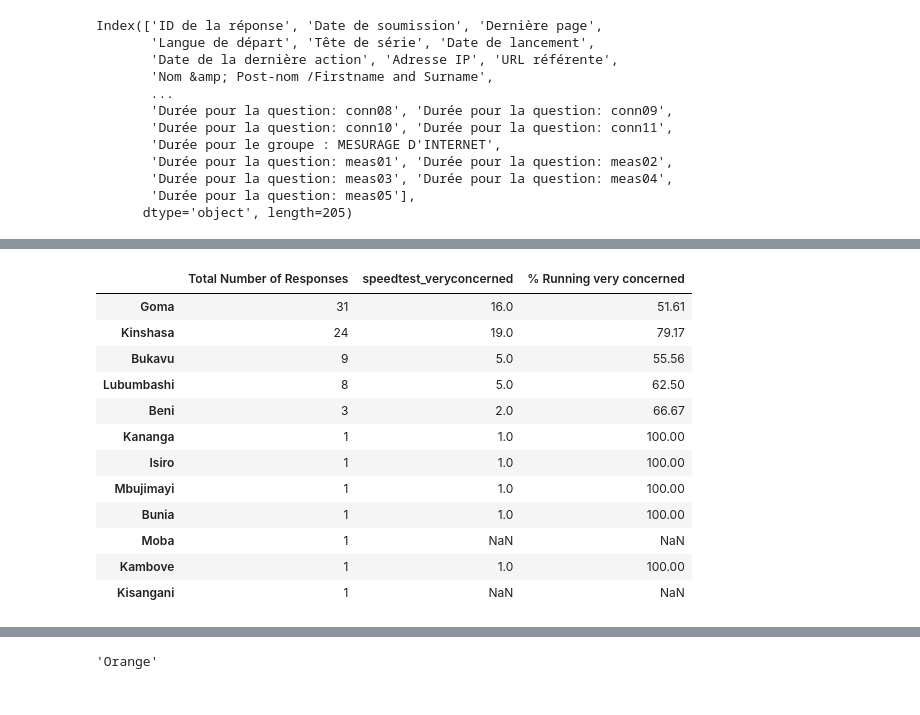
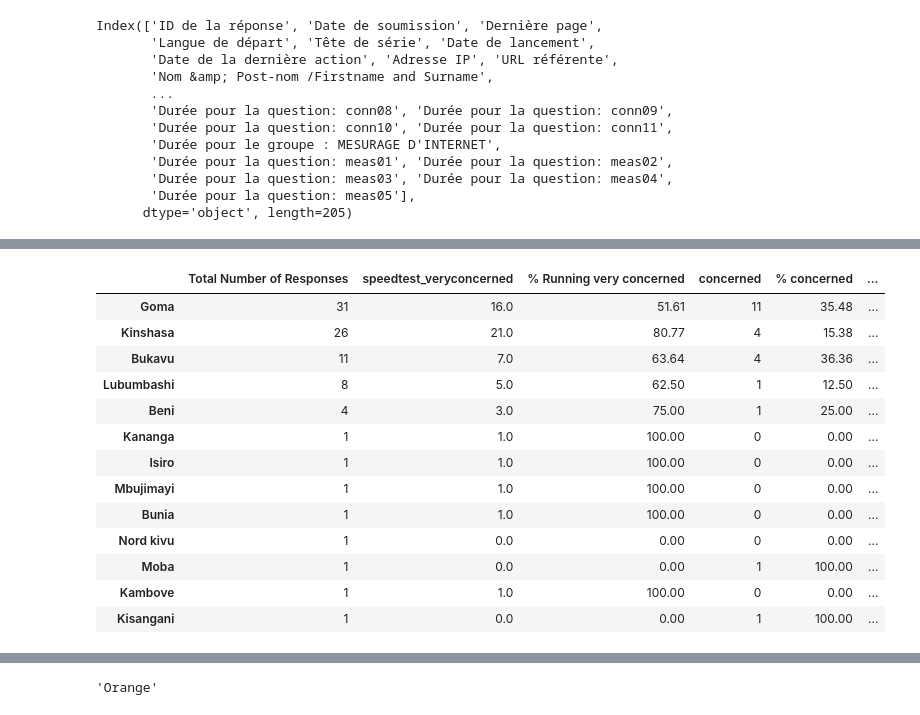
Before and after one commit to monsieurpapa/DRCInternet, a Jupyter notebook: survey_analysis.ipynb, the cells around one changed output, grey strips where cells are left out. Cells and saved outputs as stored; diff of their text form; code cells hidden in the pictures.

```diff
--- a/survey_analysis.ipynb
+++ b/survey_analysis.ipynb
@@ -6,7 +6,7 @@ import matplotlib.pyplot as plt
 import matplotlib.patches as mpatches
 import warnings; warnings.simplefilter('ignore')
 # %%
-file = pd.read_csv('results_survey.csv', sep =',')
+file = pd.read_csv('survey_data.csv', sep =',')
 total_responses =len(file)
 print("The total number of responses received is {}.\n".format(len(file)))
 # %% [output]
@@ -330,28 +340,56 @@ for a_df in list_satisfied:
 # %%
 #Whether a business category has run some measurement or not
 
 def internetspeedconcern():
     internetspeed = df[['town', 'speedtest_veryconcerned']][df['speedtest_veryconcerned']=="Oui"]
     internetspeed = internetspeed.groupby('town').agg({'speedtest_veryconcerned': 'count'})
     responses = pd.Series(count)
     final = pd.concat([responses, internetspeed], axis=1, join='outer')
     final.rename(columns={final.columns[0]: 'Total Number of Responses'}, inplace=True)
     final['% Running very concerned'] = round((final['speedtest_veryconcerned']\
                                             /final['Total Number of Responses'])*100, 2)
     final = final.sort_values(by = ['Total Number of Responses'], ascending=False)
+
+    internetspeed_concerned = df[['town', 'speedtest_concerned']][df['speedtest_concerned']=="Oui"]
+    internetspeed_concerned = internetspeed_concerned.groupby('town').agg({'speedtest_concerned': 'count'})
+    final = pd.concat([final, internetspeed_concerned], axis=1, join='outer')
+    final.fillna(0, inplace=True)
+    final['speedtest_concerned'] = final['speedtest_concerned'].astype(int)
+    final.rename(columns={'speedtest_concerned':'concerned'}, inplace=True)
+    final['% concerned'] = round((final['concerned'\
+                                              ]/final['Total Number of Responses'])*100, 2)
+
+    internetspeed_notconcerned = df[['town', 'speedtest_notconcerned']][df['speedtest_notconcerned']=="Oui"]
+    internetspeed_notconcerned = internetspeed_notconcerned.groupby('town').agg({'speedtest_notconcerned': 'count'})
+    final = pd.concat([final, internetspeed_notconcerned], axis=1, join='outer')
+    final.fillna(0, inplace=True)
+    final['speedtest_notconcerned'] = final['speedtest_notconcerned'].astype(int)
+    final.rename(columns={'speedtest_notconcerned':'notconcerned'}, inplace=True)
+    final['% notconcerned'] = round((final['notconcerned'\
+                                              ]/final['Total Number of Responses'])*100, 2)
+    internetspeed_dontcare = df[['town', 'speedtest_dontcare']][df['speedtest_dontcare']=="Oui"]
+    internetspeed_dontcare = internetspeed_dontcare.groupby('town').agg({'speedtest_dontcare': 'count'})
+    final = pd.concat([final, internetspeed_dontcare], axis=1, join='outer')
+    final.fillna(0, inplace=True)
+    final['speedtest_dontcare'] = final['speedtest_dontcare'].astype(int)
+    final.rename(columns={'speedtest_dontcare':'I dont care'}, inplace=True)
+    final['% I dont care'] = round((final['I dont care'\
+                                              ]/final['Total Number of Responses'])*100, 2)
+
     return final
 internetspeedconcern()
 # %% [output]
-|  | Total Number of Responses | speedtest_veryconcerned | % Running very concerned |
-| Goma | 31 | 16.0 | 51.61 |
-| Kinshasa | 24 | 19.0 | 79.17 |
-| Bukavu | 9 | 5.0 | 55.56 |
-| Lubumbashi | 8 | 5.0 | 62.50 |
-| Beni | 3 | 2.0 | 66.67 |
-| Kananga | 1 | 1.0 | 100.00 |
-| Isiro | 1 | 1.0 | 100.00 |
-| Mbujimayi | 1 | 1.0 | 100.00 |
-| Bunia | 1 | 1.0 | 100.00 |
-| Moba | 1 | NaN | NaN |
-| Kambove | 1 | 1.0 | 100.00 |
-| Kisangani | 1 | NaN | NaN |
+|  | Total Number of Responses | speedtest_veryconcerned | % Running very concerned | concerned | % concerned | ... |
+| Goma | 31 | 16.0 | 51.61 | 11 | 35.48 | ... |
+| Kinshasa | 26 | 21.0 | 80.77 | 4 | 15.38 | ... |
+| Bukavu | 11 | 7.0 | 63.64 | 4 | 36.36 | ... |
+| Lubumbashi | 8 | 5.0 | 62.50 | 1 | 12.50 | ... |
+| Beni | 4 | 3.0 | 75.00 | 1 | 25.00 | ... |
+| Kananga | 1 | 1.0 | 100.00 | 0 | 0.00 | ... |
+| Isiro | 1 | 1.0 | 100.00 | 0 | 0.00 | ... |
+| Mbujimayi | 1 | 1.0 | 100.00 | 0 | 0.00 | ... |
+| Bunia | 1 | 1.0 | 100.00 | 0 | 0.00 | ... |
+| Nord kivu | 1 | 0.0 | 0.00 | 0 | 0.00 | ... |
+| Moba | 1 | 0.0 | 0.00 | 1 | 100.00 | ... |
+| Kambove | 1 | 1.0 | 100.00 | 0 | 0.00 | ... |
+| Kisangani | 1 | 0.0 | 0.00 | 1 | 100.00 | ... |
```
Also changed, not shown: parts of 17 cells of this notebook, 4 other files.
